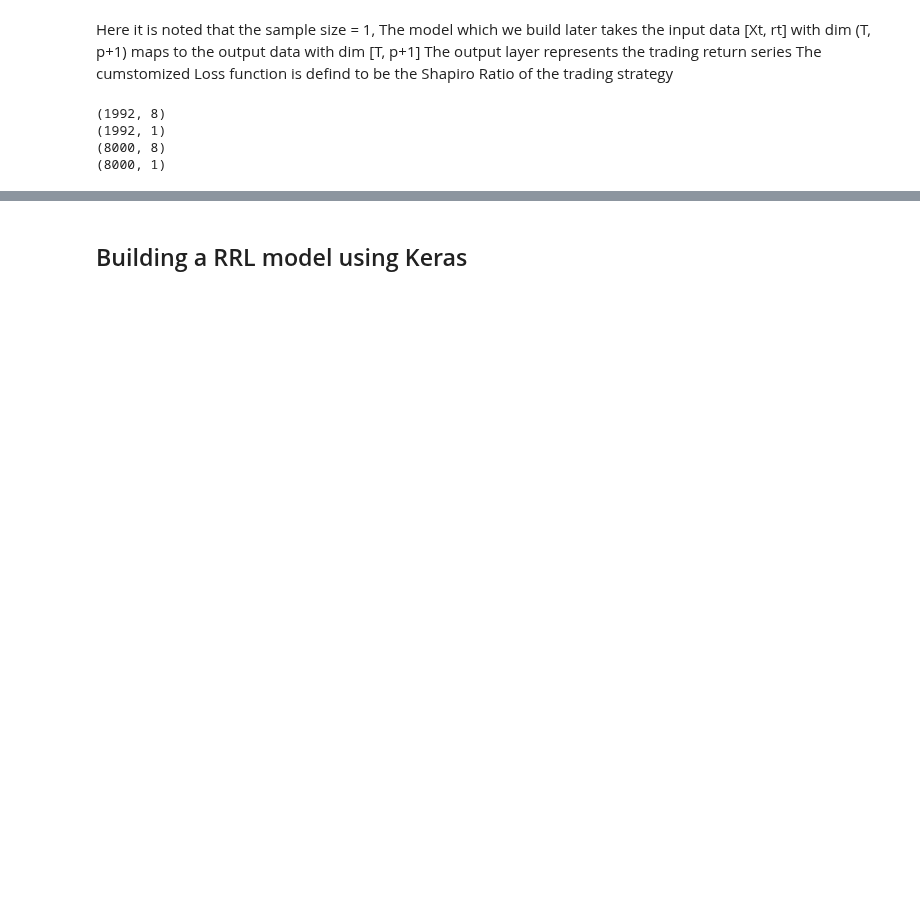
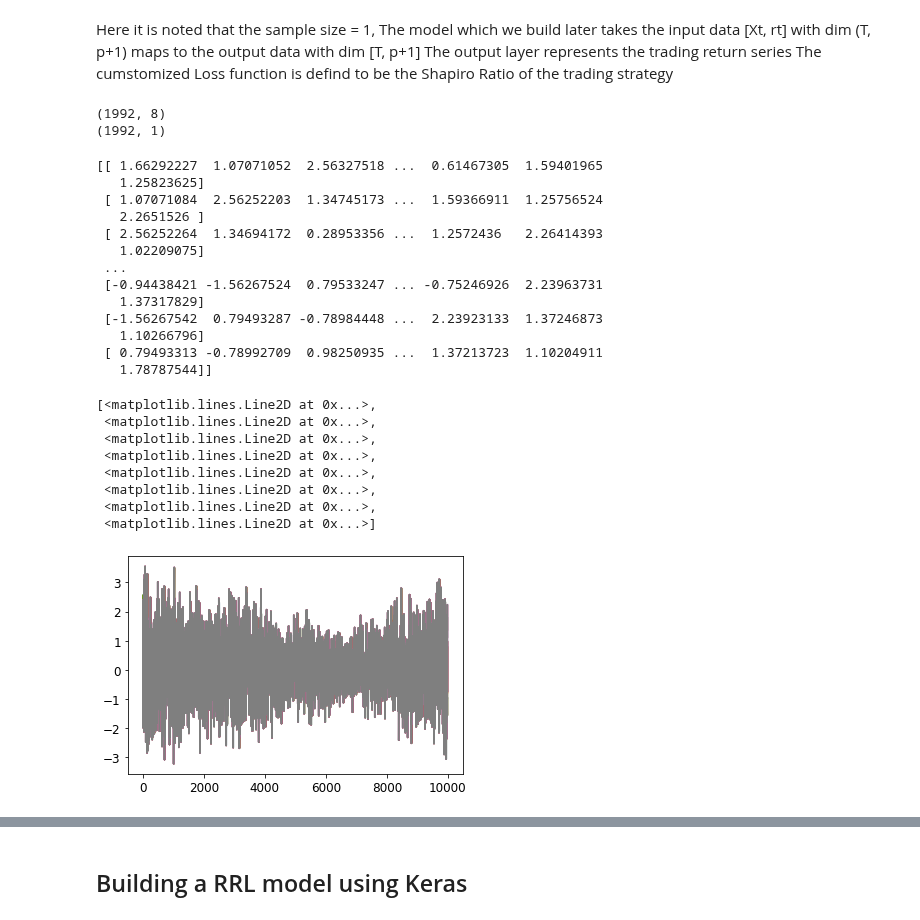
Before and after one commit to deepintomlf/mlfbook, a Jupyter notebook: Chapter8_ReinforcementLearning/RRL.ipynb, the cells around one changed output, grey strips where cells are left out. Drawn from its saved outputs; the diff is of its cells as text; code cells hidden in the pictures; blank space fills up the shorter version.

```diff
--- a/Chapter8_ReinforcementLearning/RRL.ipynb
+++ b/Chapter8_ReinforcementLearning/RRL.ipynb
@@ -197,11 +192,9 @@ def reshape_input(X_ts, r_ts):
   return X
 
 trainX=reshape_input(X_ts_train, r_ts_train)
-testX = reshape_input(X_ts_test, r_ts_test)
+#testX = reshape_input(X_ts, r_ts)
 #trainX = reshape_input(X_ts[:window_train], r_ts[:window_train])
 #testX = reshape_input(X_ts[window_train:], r_ts[window_train:])
 # %% [output]
 (1992, 8)
 (1992, 1)
-(8000, 8)
-(8000, 1)
@@ -208,3 +203,29 @@ testX = reshape_input(X_ts_test, r_ts_test)
+# %%
+print(X_ts)
+plt.plot(X_ts)
+# %% [output]
+[[ 1.66292227  1.07071052  2.56327518 ...  0.61467305  1.59401965
+   1.25823625]
+ [ 1.07071084  2.56252203  1.34745173 ...  1.59366911  1.25756524
+   2.2651526 ]
+ [ 2.56252264  1.34694172  0.28953356 ...  1.2572436   2.26414393
+   1.02209075]
+ ...
+ [-0.94438421 -1.56267524  0.79533247 ... -0.75246926  2.23963731
+   1.37317829]
+ [-1.56267542  0.79493287 -0.78984448 ...  2.23923133  1.37246873
+   1.10266796]
+ [ 0.79493313 -0.78992709  0.98250935 ...  1.37213723  1.10204911
+   1.78787544]]
+[<matplotlib.lines.Line2D at 0x...>,
+ <matplotlib.lines.Line2D at 0x...>,
+ <matplotlib.lines.Line2D at 0x...>,
+ <matplotlib.lines.Line2D at 0x...>,
+ <matplotlib.lines.Line2D at 0x...>,
+ <matplotlib.lines.Line2D at 0x...>,
+ <matplotlib.lines.Line2D at 0x...>,
+ <matplotlib.lines.Line2D at 0x...>]
+[figure, added]
 # %%
 print(np.shape(X_ts_train))
 print(np.shape(r_ts_train))
```
Also changed, not shown: parts of 15 cells of this notebook.
